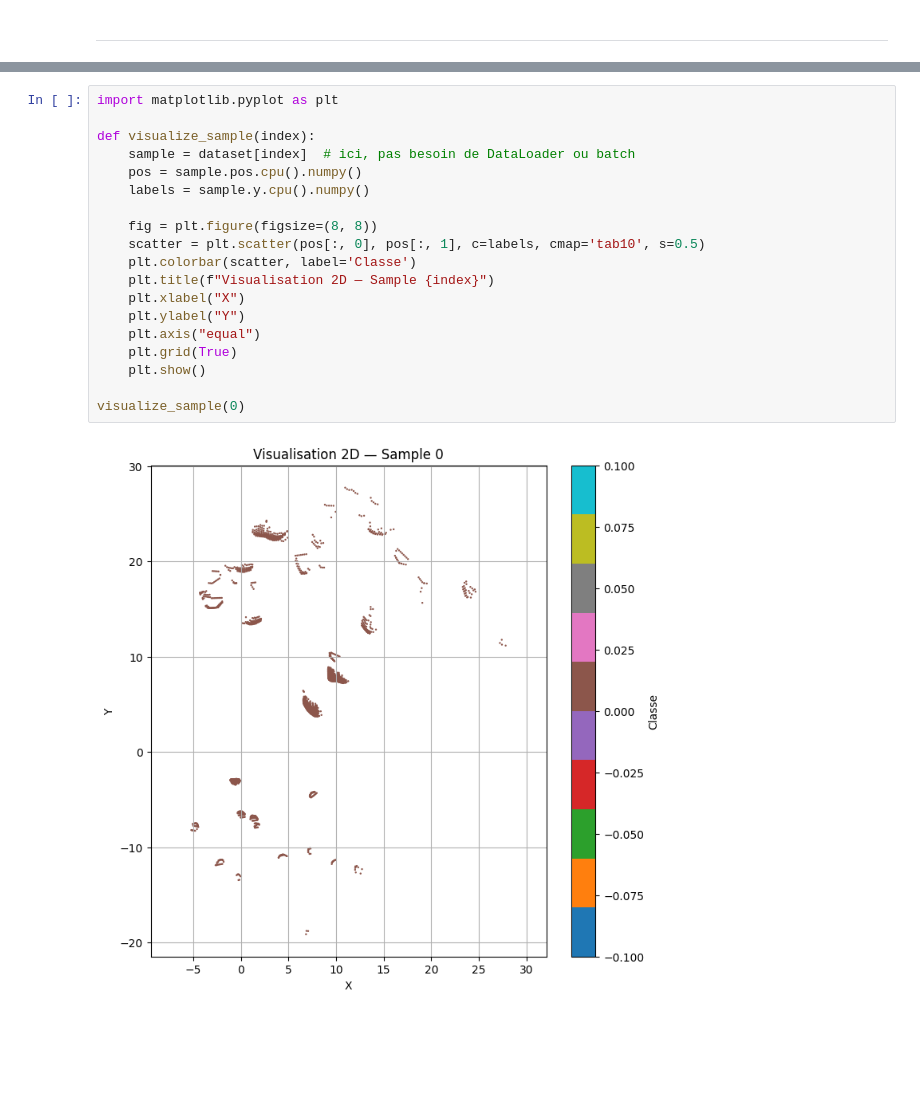
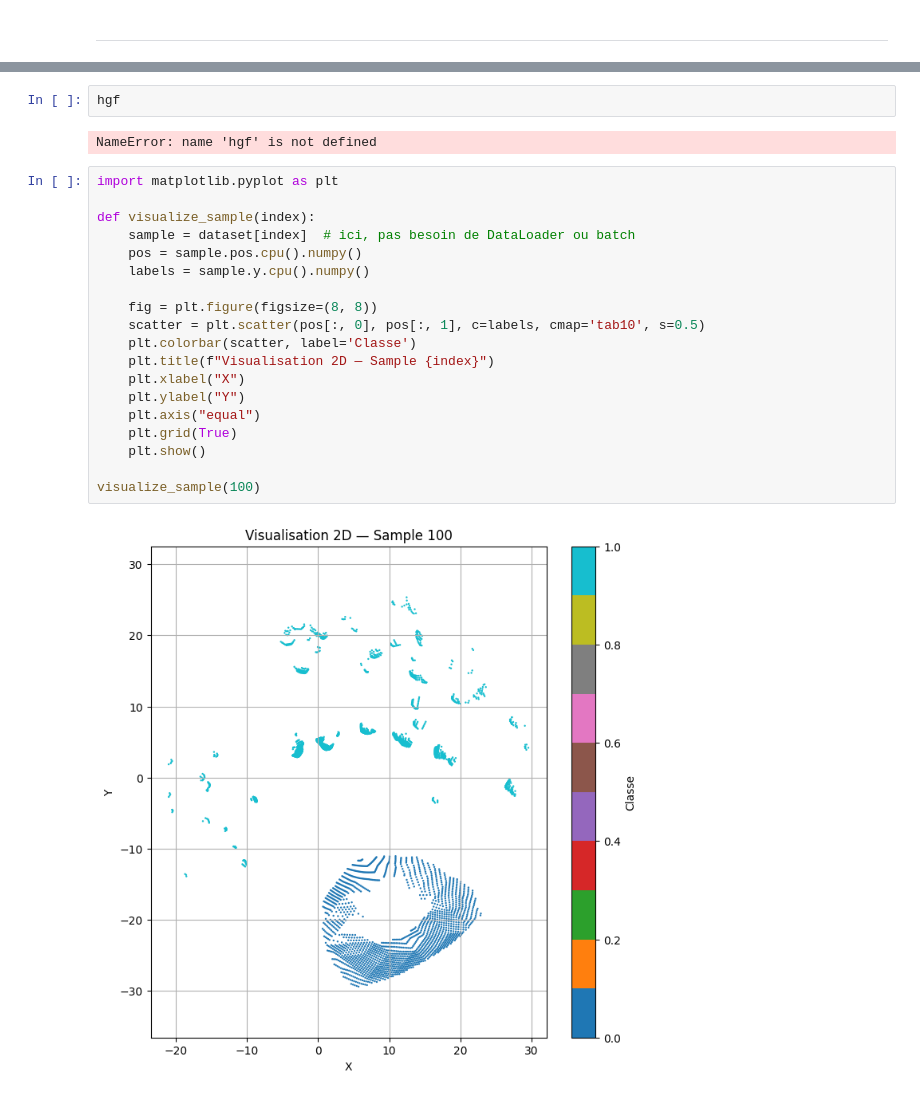
Before and after one commit to TheoGachet/point-transformer, a Jupyter notebook: point_transformer.ipynb, the cells around one changed output, grey strips where cells are left out. Drawn from its saved outputs; the diff is of its cells as text; blank space fills up the shorter version.

```diff
--- a/point_transformer.ipynb
+++ b/point_transformer.ipynb
@@ -359,24 +293,28 @@ print(f"✅ Évaluation → OA: {oa:.3f}, mIoU: {miou:.3f}")
+# %%
+hgf
+# %% [output]
+NameError: name 'hgf' is not defined
 # %%
 import matplotlib.pyplot as plt
 
 def visualize_sample(index):
     sample = dataset[index]  # ici, pas besoin de DataLoader ou batch
     pos = sample.pos.cpu().numpy()
     labels = sample.y.cpu().numpy()
 
     fig = plt.figure(figsize=(8, 8))
     scatter = plt.scatter(pos[:, 0], pos[:, 1], c=labels, cmap='tab10', s=0.5)
     plt.colorbar(scatter, label='Classe')
     plt.title(f"Visualisation 2D — Sample {index}")
     plt.xlabel("X")
     plt.ylabel("Y")
     plt.axis("equal")
     plt.grid(True)
     plt.show()
 
-visualize_sample(0)
+visualize_sample(100)
 # %% [output]
-[figure, old version]
+[figure, new version]
 # %%
 import matplotlib.pyplot as plt
 from torch_geometric.data import Batch
```
Also changed, not shown: parts of 20 cells of this notebook, 6 other files.
